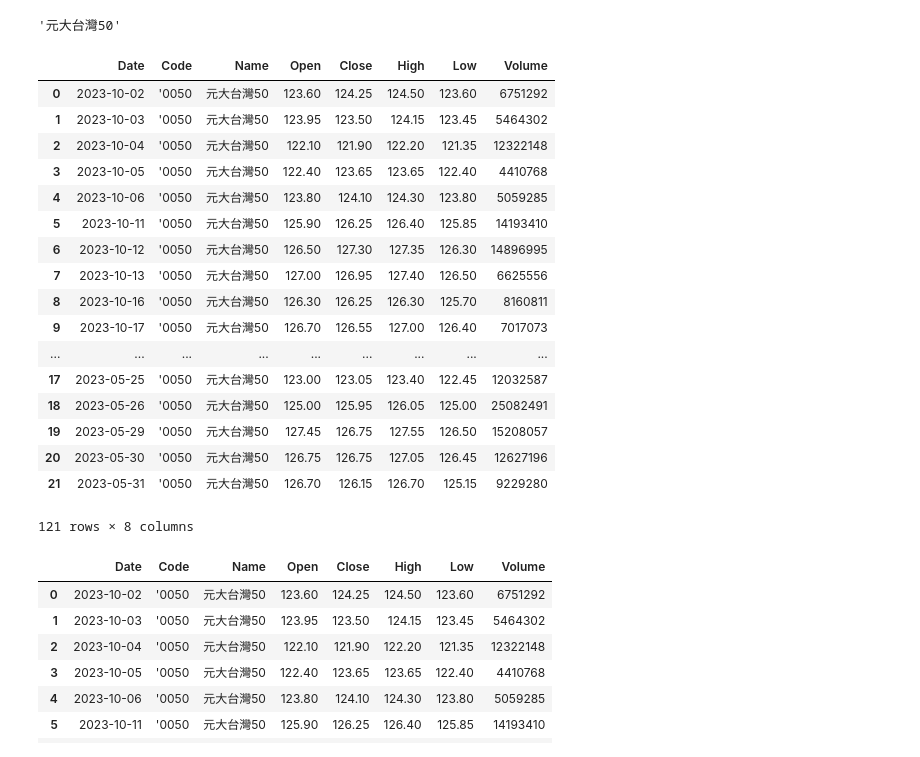
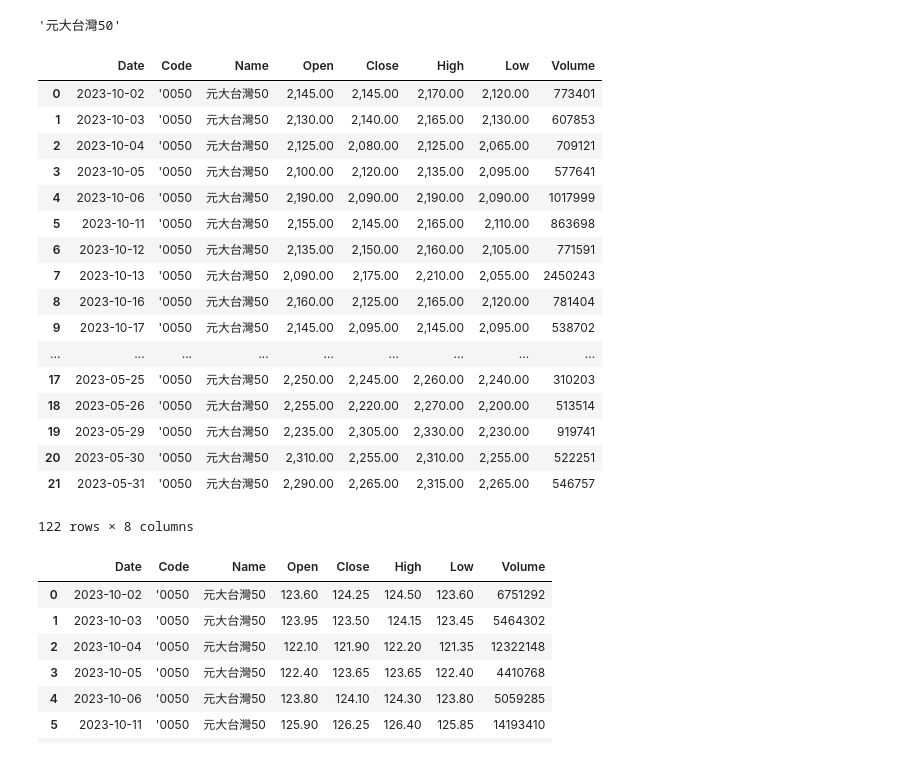
Before and after one commit to nrnmnrn/WebStockPredict, a Jupyter notebook: LSTMPredictStock/core/測試用.ipynb, the cells around one changed output. Cells and saved outputs as stored; diff of their text form; code cells hidden in the pictures.

```diff
--- a/LSTMPredictStock/core/測試用.ipynb
+++ b/LSTMPredictStock/core/測試用.ipynb
@@ -110,7 +110,7 @@ import pandas as pd
 from datetime import datetime,timedelta
 
 date_for_search_PRE = datetime.now()
-Code = '0050'
+Code = '3008'
 total_df = pd.DataFrame()
 for i in range(6):
     date_for_search = date_for_search_PRE.strftime('%Y%m%d')
@@ -133,50 +133,50 @@ for i in range(6):
         "成交筆數": "Transactions"
     })
     month_df["Name"] = "元大台灣50"
     month_df["Code"] = "0050"
     month_df = month_df[["Date", "Code", "Name", "Open", "Close", "High", "Low", "Volume"]]
 
     total_df = pd.concat([total_df, month_df])
     date_for_search_PRE -= timedelta(days=date_for_search_PRE.day)
     date_for_search_PRE = date_for_search_PRE.replace(day=25)
 
 
 #轉換Date格式。原本的為112/10/02轉成20231002
 def convert_date(date_str):
         parts = date_str.split('/')
         year = str(int(parts[0]) + 1911)
         formatted_date = year + '-' + parts[1] + '-' + parts[2]
         return formatted_date
 def convert_code(code_int):
     formated_code = "'"+str(code_int)
     return formated_code
 def convert_volume(volume_str):
     formated_volume = int(volume_str.replace(",", ""))
     return formated_volume
 total_df['Date'] = total_df['Date'].apply(convert_date)
 total_df['Code'] = total_df['Code'].apply(convert_code)
 total_df['Volume'] = total_df['Volume'].apply(convert_volume)
 
 total_df
 # %% [output]
 |  | Date | Code | Name | Open | Close | High | Low | Volume |
-| 0 | 2023-10-02 | '0050 | 元大台灣50 | 123.60 | 124.25 | 124.50 | 123.60 | 6751292 |
-| 1 | 2023-10-03 | '0050 | 元大台灣50 | 123.95 | 123.50 | 124.15 | 123.45 | 5464302 |
-| 2 | 2023-10-04 | '0050 | 元大台灣50 | 122.10 | 121.90 | 122.20 | 121.35 | 12322148 |
-| 3 | 2023-10-05 | '0050 | 元大台灣50 | 122.40 | 123.65 | 123.65 | 122.40 | 4410768 |
-| 4 | 2023-10-06 | '0050 | 元大台灣50 | 123.80 | 124.10 | 124.30 | 123.80 | 5059285 |
-| 5 | 2023-10-11 | '0050 | 元大台灣50 | 125.90 | 126.25 | 126.40 | 125.85 | 14193410 |
-| 6 | 2023-10-12 | '0050 | 元大台灣50 | 126.50 | 127.30 | 127.35 | 126.30 | 14896995 |
-| 7 | 2023-10-13 | '0050 | 元大台灣50 | 127.00 | 126.95 | 127.40 | 126.50 | 6625556 |
-| 8 | 2023-10-16 | '0050 | 元大台灣50 | 126.30 | 126.25 | 126.30 | 125.70 | 8160811 |
-| 9 | 2023-10-17 | '0050 | 元大台灣50 | 126.70 | 126.55 | 127.00 | 126.40 | 7017073 |
+| 0 | 2023-10-02 | '0050 | 元大台灣50 | 2,145.00 | 2,145.00 | 2,170.00 | 2,120.00 | 773401 |
+| 1 | 2023-10-03 | '0050 | 元大台灣50 | 2,130.00 | 2,140.00 | 2,165.00 | 2,130.00 | 607853 |
+| 2 | 2023-10-04 | '0050 | 元大台灣50 | 2,125.00 | 2,080.00 | 2,125.00 | 2,065.00 | 709121 |
+| 3 | 2023-10-05 | '0050 | 元大台灣50 | 2,100.00 | 2,120.00 | 2,135.00 | 2,095.00 | 577641 |
+| 4 | 2023-10-06 | '0050 | 元大台灣50 | 2,190.00 | 2,090.00 | 2,190.00 | 2,090.00 | 1017999 |
+| 5 | 2023-10-11 | '0050 | 元大台灣50 | 2,155.00 | 2,145.00 | 2,165.00 | 2,110.00 | 863698 |
+| 6 | 2023-10-12 | '0050 | 元大台灣50 | 2,135.00 | 2,150.00 | 2,160.00 | 2,105.00 | 771591 |
+| 7 | 2023-10-13 | '0050 | 元大台灣50 | 2,090.00 | 2,175.00 | 2,210.00 | 2,055.00 | 2450243 |
+| 8 | 2023-10-16 | '0050 | 元大台灣50 | 2,160.00 | 2,125.00 | 2,165.00 | 2,120.00 | 781404 |
+| 9 | 2023-10-17 | '0050 | 元大台灣50 | 2,145.00 | 2,095.00 | 2,145.00 | 2,095.00 | 538702 |
 | ... | ... | ... | ... | ... | ... | ... | ... | ... |
-| 17 | 2023-05-25 | '0050 | 元大台灣50 | 123.00 | 123.05 | 123.40 | 122.45 | 12032587 |
-| 18 | 2023-05-26 | '0050 | 元大台灣50 | 125.00 | 125.95 | 126.05 | 125.00 | 25082491 |
-| 19 | 2023-05-29 | '0050 | 元大台灣50 | 127.45 | 126.75 | 127.55 | 126.50 | 15208057 |
-| 20 | 2023-05-30 | '0050 | 元大台灣50 | 126.75 | 126.75 | 127.05 | 126.45 | 12627196 |
-| 21 | 2023-05-31 | '0050 | 元大台灣50 | 126.70 | 126.15 | 126.70 | 125.15 | 9229280 |
+| 17 | 2023-05-25 | '0050 | 元大台灣50 | 2,250.00 | 2,245.00 | 2,260.00 | 2,240.00 | 310203 |
+| 18 | 2023-05-26 | '0050 | 元大台灣50 | 2,255.00 | 2,220.00 | 2,270.00 | 2,200.00 | 513514 |
+| 19 | 2023-05-29 | '0050 | 元大台灣50 | 2,235.00 | 2,305.00 | 2,330.00 | 2,230.00 | 919741 |
+| 20 | 2023-05-30 | '0050 | 元大台灣50 | 2,310.00 | 2,255.00 | 2,310.00 | 2,255.00 | 522251 |
+| 21 | 2023-05-31 | '0050 | 元大台灣50 | 2,290.00 | 2,265.00 | 2,315.00 | 2,265.00 | 546757 |
-121 rows × 8 columns
+122 rows × 8 columns
 # %%
 import json
 import os
```
Also changed, not shown: 52 other files.
